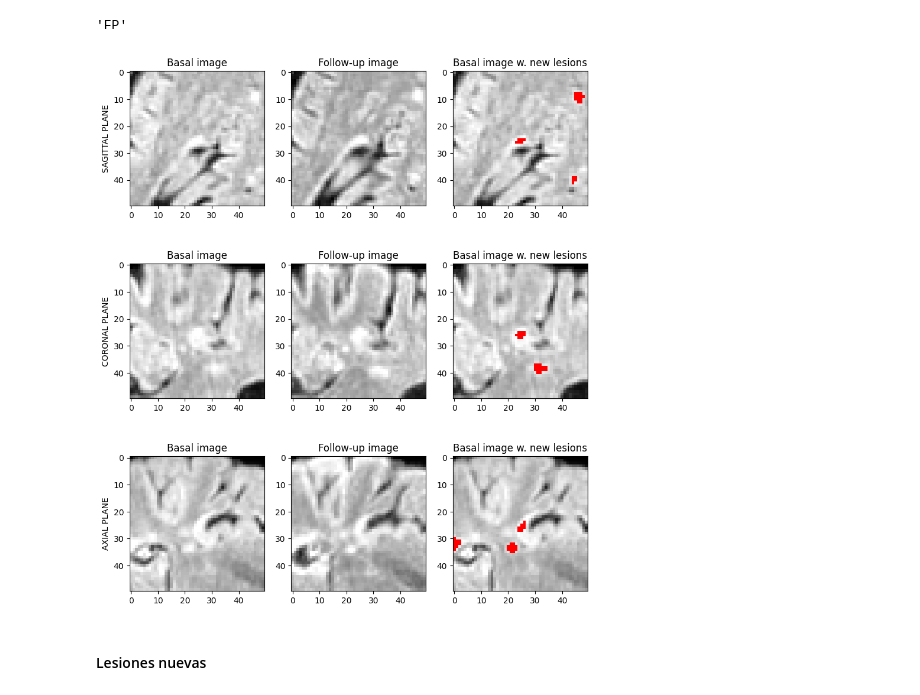
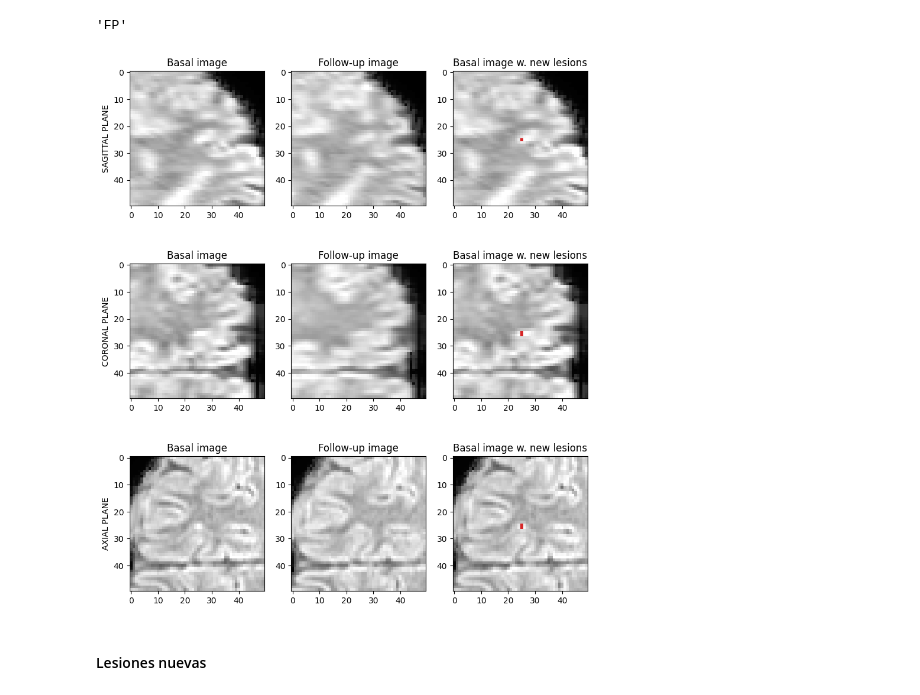
Before and after one commit to ander-elkoroaristizabal/nnunet-ms-segmentation, a Jupyter notebook: custom_scripts/F_evaluate_qualitative.ipynb, the cells around one changed output. Drawn from its saved outputs; the diff is of its cells as text; code cells hidden in the pictures.

```diff
--- a/custom_scripts/F_evaluate_qualitative.ipynb
+++ b/custom_scripts/F_evaluate_qualitative.ipynb
@@ -66,5 +60,6 @@ test_ids = sorted({file_name.split(".")[0][:-5] for file_name in test_images})
 # %%
-# sample_case_num_idx = 7  # or sample from range(len(test_ids))
-sample_case_id = "018"  # test_ids[sample_case_num_idx]
-sample_labels_path, sample_predictions_path = equant.get_paths(case_id=sample_case_id, test_dataset=TEST_DATASET,
-                                                               labels=True, preds=True)
+sample_case_num_idx = random.randint(0, len(test_ids))
+sample_case_id = test_ids.pop(sample_case_num_idx)
+print(f"{sample_case_id = }")
+sample_labels_path, sample_predictions_path = utils.get_paths(case_id=sample_case_id, dataset=TEST_DATASET,
+                                                              labels=True, preds=True)
@@ -79,5 +76,5 @@ results = compute_metrics(
     labels_or_regions=[1, 2]
 )
 # %%
-sample_b_image, sample_fu_image = equant.read_images(case_id=sample_case_id, test_dataset=TEST_DATASET)
-sample_labels, sample_predictions = equant.read_labels_and_preds(case_id=sample_case_id, test_dataset=TEST_DATASET)
+sample_b_image, sample_fu_image = utils.read_images(case_id=sample_case_id, dataset=TEST_DATASET)
+sample_labels, sample_predictions = equant.read_labels_and_preds(case_id=sample_case_id, dataset=TEST_DATASET)
@@ -127,27 +102,2 @@ IMAGES_SHAPE = sample_b_image.shape
 # %% [markdown]
 ### Visualizaciones de las imágenes y las máscaras:
-# %%
-def get_lesions_locations(labels, lesion_class: int):
-    lesions_identified, n_lesions = label((labels == lesion_class).astype(int),
-                                          structure=np.ones(shape=(3, 3, 3)))
-    lesions2locations = dict()
-    for lesion_id in range(1, n_lesions + 1):
-        lesion_locations = np.where(lesions_identified == lesion_id)
-        lesions2locations[lesion_id] = [
-            (x, y, z) for x, y, z
-            in zip(lesion_locations[0], lesion_locations[1], lesion_locations[2])
-        ]
-    return lesions2locations
-# %%
-def get_lesion_confusion_array(labels, predictions, lesion_class: int, masked: bool):
-    confusion_array = np.zeros(labels.shape)
-    lesion_predictions = np.copy(predictions)
-    lesion_predictions[lesion_predictions != lesion_class] = -1  # Different from 0
-    lesion_labels = np.copy(labels)
-    lesion_labels[lesion_labels != lesion_class] = 0
-    confusion_array[lesion_predictions == lesion_labels] = 1  # TP
-    confusion_array[(lesion_predictions == lesion_class) & (lesion_labels != lesion_class)] = 2  # FP
-    confusion_array[(lesion_predictions != lesion_class) & (lesion_labels == lesion_class)] = 3  # FN
-    if masked:
-        confusion_array = np.ma.masked_where(confusion_array == 0, confusion_array)
-    return confusion_array
@@ -306,5 +143,7 @@ def plot_basal_lesion_eval(b_im, fu_im, conf_mat, central_voxel, patch_size: int
 # %%
-_ = plot_basal_lesion_eval(b_im=sample_b_image, fu_im=sample_fu_image, conf_mat=basal_lesion_confusions,
-                           central_voxel=sample_basal_lesion_central_voxel, patch_size=25);
+fig = plot_basal_lesion_eval(b_im=sample_b_image,
+                             fu_im=sample_fu_image,
+                             conf_mat=basal_lesion_confusions,
+                             central_voxel=sample_basal_lesion_central_voxel, patch_size=25);
 # %% [output]
-[figure, old version]
+[figure, new version]
```
Also changed, not shown: parts of 45 cells of this notebook, 8 other files.
